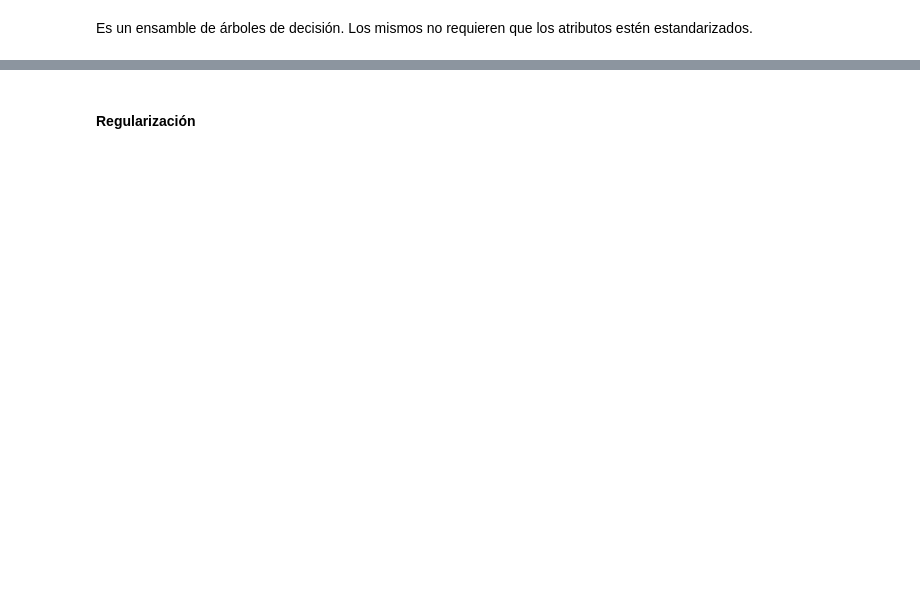
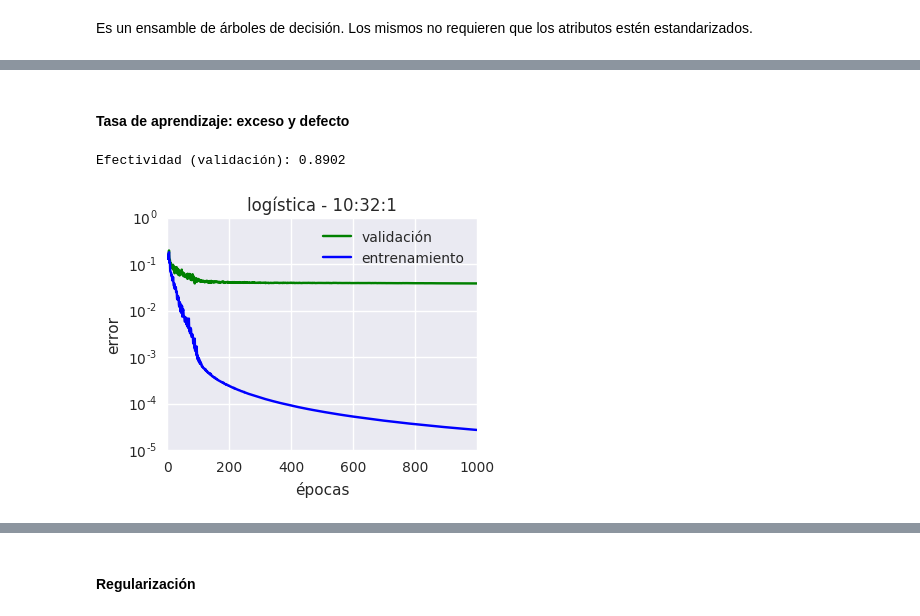
Before and after one commit to matiasbattocchia/redes-neuronales, a Jupyter notebook: tp1/TP 1.ipynb, the cells around one changed output, grey strips where cells are left out. Drawn from its saved outputs; the diff is of its cells as text; code cells hidden in the pictures; blank space fills up the shorter version.

```diff
--- a/tp1/TP 1.ipynb
+++ b/tp1/TP 1.ipynb
@@ -570,0 +573,13 @@ experimento(
+# %% [markdown]
+#### Tasa de aprendizaje: exceso y defecto
+# %%
+c['tasa_alta'] = experimento_1(
+    épocas=1000,
+    capas_ocultas=(32,),
+    aprendizaje=9e-1,
+    activación=logística,
+    seed=34,
+)
+# %% [output]
+Efectividad (validación): 0.8902
+[figure, added]
```
Also changed, not shown: parts of 67 cells of this notebook.
